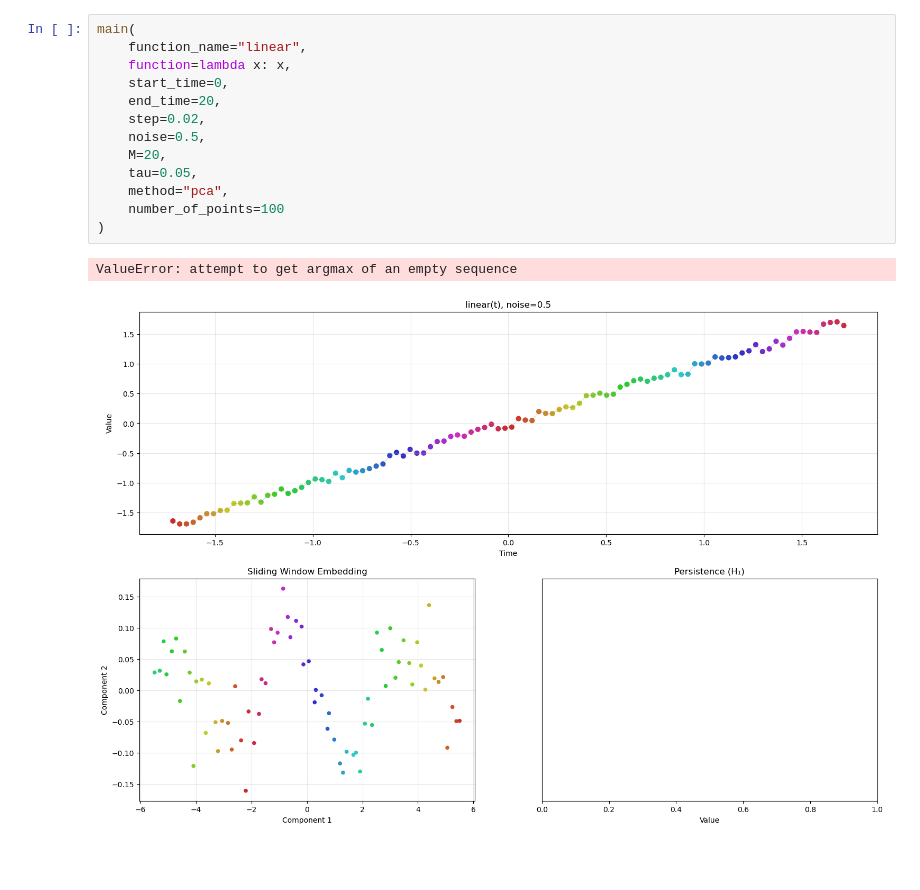
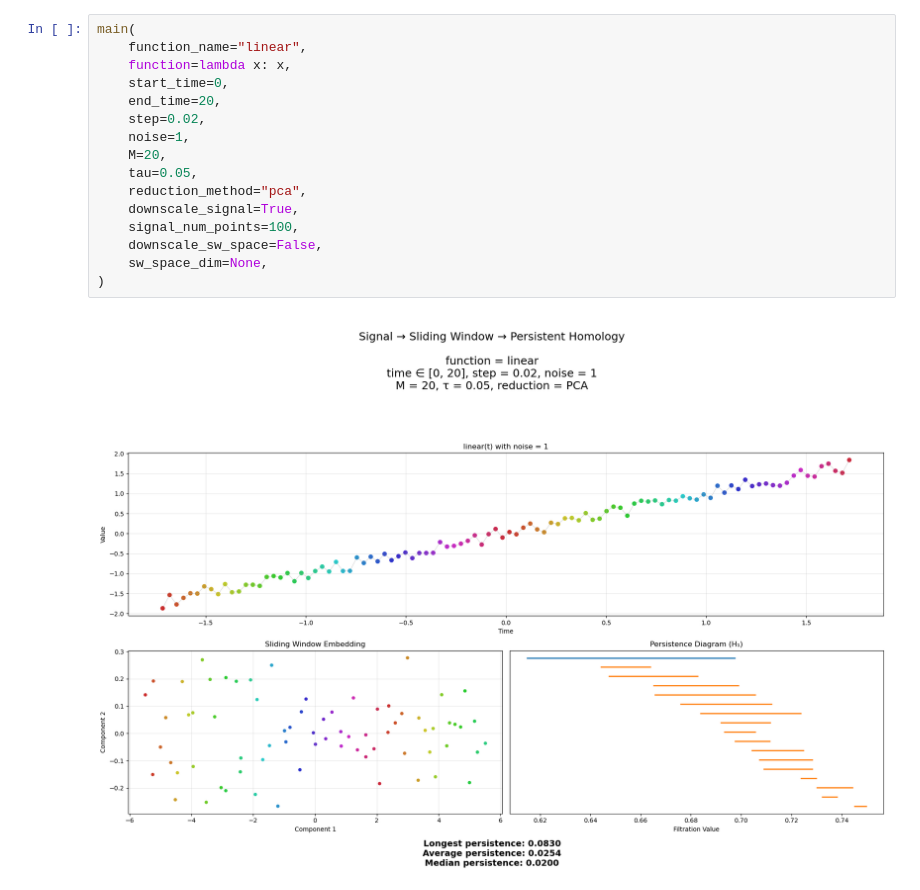
Before and after one commit to LanSevcnikar/uni-funkcijsko-programiranje, a Jupyter notebook: seminarska/all_functions.ipynb, the cells around one changed output. Saved outputs shown, nothing was run; the diff lists cells and outputs as text; blank space fills up the shorter version.

```diff
--- a/seminarska/all_functions.ipynb
+++ b/seminarska/all_functions.ipynb
@@ -135,16 +454,18 @@ M = {M}, τ = {tau}, reduction = {method.upper()}
 # %%
 main(
     function_name="linear",
     function=lambda x: x,
     start_time=0,
     end_time=20,
     step=0.02,
-    noise=0.5,
+    noise=1,
     M=20,
     tau=0.05,
-    method="pca",
-    number_of_points=100
+    reduction_method="pca",
+    downscale_signal=True,
+    signal_num_points=100,
+    downscale_sw_space=False,
+    sw_space_dim=None,
 )
 # %% [output]
-ValueError: attempt to get argmax of an empty sequence
-[figure, old version]
+[figure, new version]
```
Also changed, not shown: parts of 14 cells of this notebook, 2 other files.
